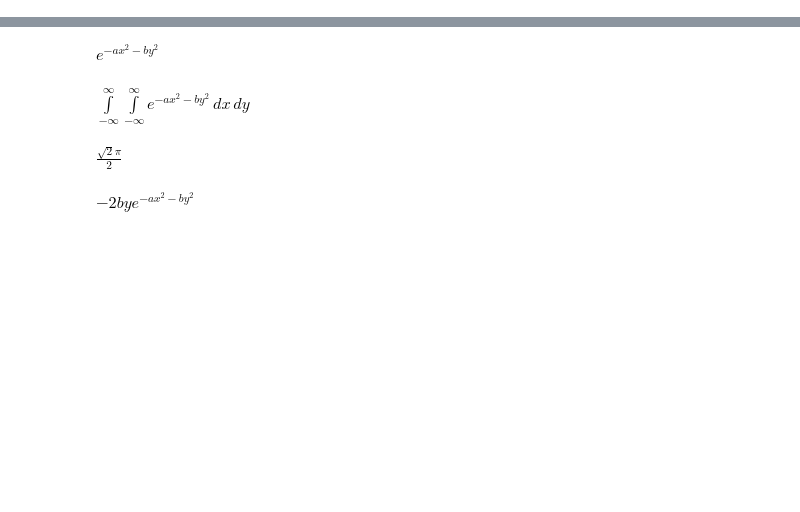
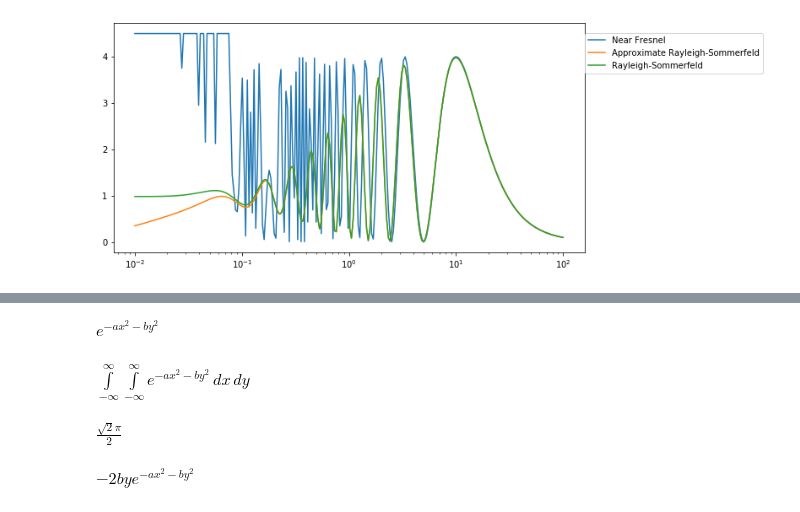
Before and after one commit to astro-tiptop/SEEING, a Jupyter notebook: Astrobigne.ipynb, the cells around one changed output, grey strips where cells are left out. Cells and saved outputs as stored; diff of their text form; code cells hidden in the pictures; blank space fills up the shorter version.

```diff
--- a/Astrobigne.ipynb
+++ b/Astrobigne.ipynb
@@ -50,0 +72,5 @@ Image(filename='Astrobigne2020_2.jpg',width=800, height=400)
+# %%
+from seeing import *
+propMethodsCartesian = Formulary.loadFromFile('Propagation100.frm')
+approximations = ["Rayleigh-Sommerfeld", "Approximate Rayleigh-Sommerfeld", "Near Fresnel"]
+propMethodsCartesian.display(approximations)
@@ -50,0 +109,16 @@ Image(filename='Astrobigne2020_2.jpg',width=800, height=400)
+# %%
+subdiv_points = 256
+ez0_c =  subsParamsByName( propMethodsCartesian.getFormula('xyCircle'), {'a':apertureRadius} )
+subsDictC = {'E_0': ez0_c, 'x_1': 0, 'y_1': 0, 'lambda': waveLength, 'a':apertureRadius}
+paramAndRange = ( 'z_1', 0.01*apertureRadius, apertureRadius*100, subdiv_points, 'geometric' )
+fig, ax = plt.subplots(figsize=(10,5))
+plt.xscale('log')
+plt.yscale('linear')
+for appr in reversed(approximations):
+    eeq = propMethodsCartesian.getFormula(appr)
+    xplot2, zplot2 = mCalc.IntegralEvalE(subsParamsByName(eeq, subsDictC), [paramAndRange], None, 'trap')
+    plt.plot(xplot2[0]/apertureRadius, np.clip(zplot2, -4.5, 4.5), label=appr)
+plt.legend(loc=(1.0, 0.78))
+plt.show()
+# %% [output]
+[figure, added]
```
Also changed, not shown: parts of 91 cells of this notebook, 1 other file.
